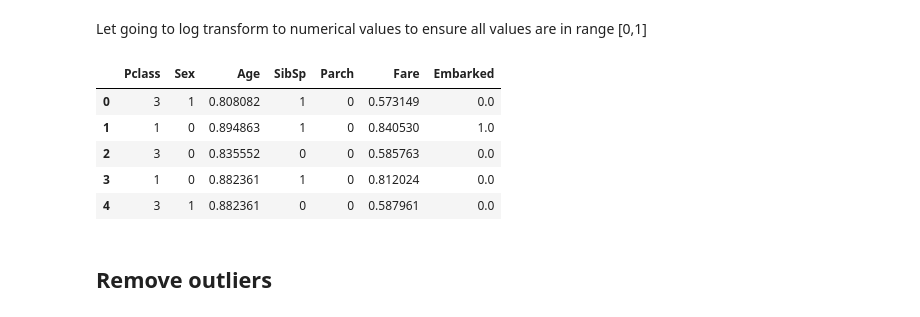
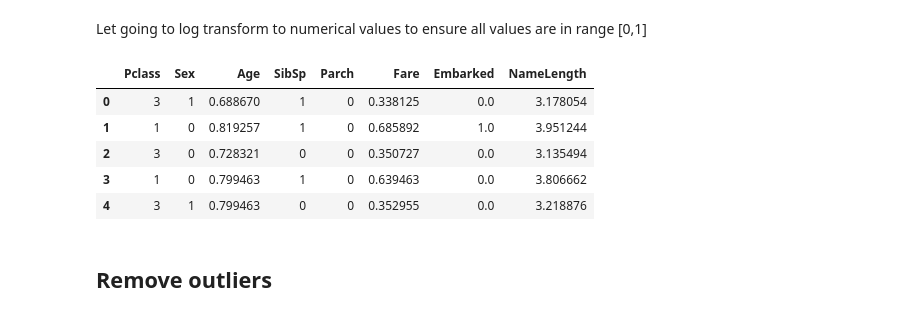
Before and after one commit to manolomaldonado/ml-kaggle, a Jupyter notebook: titanic/project.ipynb, the cells around one changed output. Cells and saved outputs as stored; diff of their text form; code cells hidden in the pictures.

```diff
--- a/titanic/project.ipynb
+++ b/titanic/project.ipynb
@@ -55,3 +54,7 @@ dataset.head(10)
 | 9 | 10 | 1 | 2 | Nasser, Mrs. Nicholas (Adele Achem) | female | 14.0 | 1 | 0 | 237736 | 30.0708 | ... |
 # %% [markdown]
 Let's first check how many empty values are in each feature.
+# %%
+def name_length(name) :
+    return len(name)
+dataset['NameLength'] = dataset.apply(lambda row: len(row.Name), axis = 1)
@@ -253,21 +227,21 @@ Let going to log transform to numerical values to ensure all values are in range
 # %%
 # Log transform numerical value colums
 features_log_transformed = pd.DataFrame(data = features_raw)
-features_log_transformed[['Age','Fare']] = features_raw[['Age','Fare']].apply(lambda x: np.log(x + 1))
+features_log_transformed[['Age','Fare','NameLength']] = features_raw[['Age','Fare','NameLength']].apply(lambda x: np.log(x + 1))
 
 scaler = MinMaxScaler() # default=(0, 1)
 
 features_log_minmax_transform = pd.DataFrame(data = features_log_transformed)
 features_log_minmax_transform[['Age','Fare']] = scaler.fit_transform(features_log_transformed[['Age','Fare']])
 
 display(features_log_minmax_transform.head(n = 5))
 # %% [output]
-|  | Pclass | Sex | Age | SibSp | Parch | Fare | Embarked |
-| 0 | 3 | 1 | 0.808082 | 1 | 0 | 0.573149 | 0.0 |
-| 1 | 1 | 0 | 0.894863 | 1 | 0 | 0.840530 | 1.0 |
-| 2 | 3 | 0 | 0.835552 | 0 | 0 | 0.585763 | 0.0 |
-| 3 | 1 | 0 | 0.882361 | 1 | 0 | 0.812024 | 0.0 |
-| 4 | 3 | 1 | 0.882361 | 0 | 0 | 0.587961 | 0.0 |
+|  | Pclass | Sex | Age | SibSp | Parch | Fare | Embarked | NameLength |
+| 0 | 3 | 1 | 0.688670 | 1 | 0 | 0.338125 | 0.0 | 3.178054 |
+| 1 | 1 | 0 | 0.819257 | 1 | 0 | 0.685892 | 1.0 | 3.951244 |
+| 2 | 3 | 0 | 0.728321 | 0 | 0 | 0.350727 | 0.0 | 3.135494 |
+| 3 | 1 | 0 | 0.799463 | 1 | 0 | 0.639463 | 0.0 | 3.806662 |
+| 4 | 3 | 1 | 0.799463 | 0 | 0 | 0.352955 | 0.0 | 3.218876 |
 # %% [markdown]
 ## Remove outliers
 # %%
```
Also changed, not shown: parts of 26 cells of this notebook, 3 other files.
